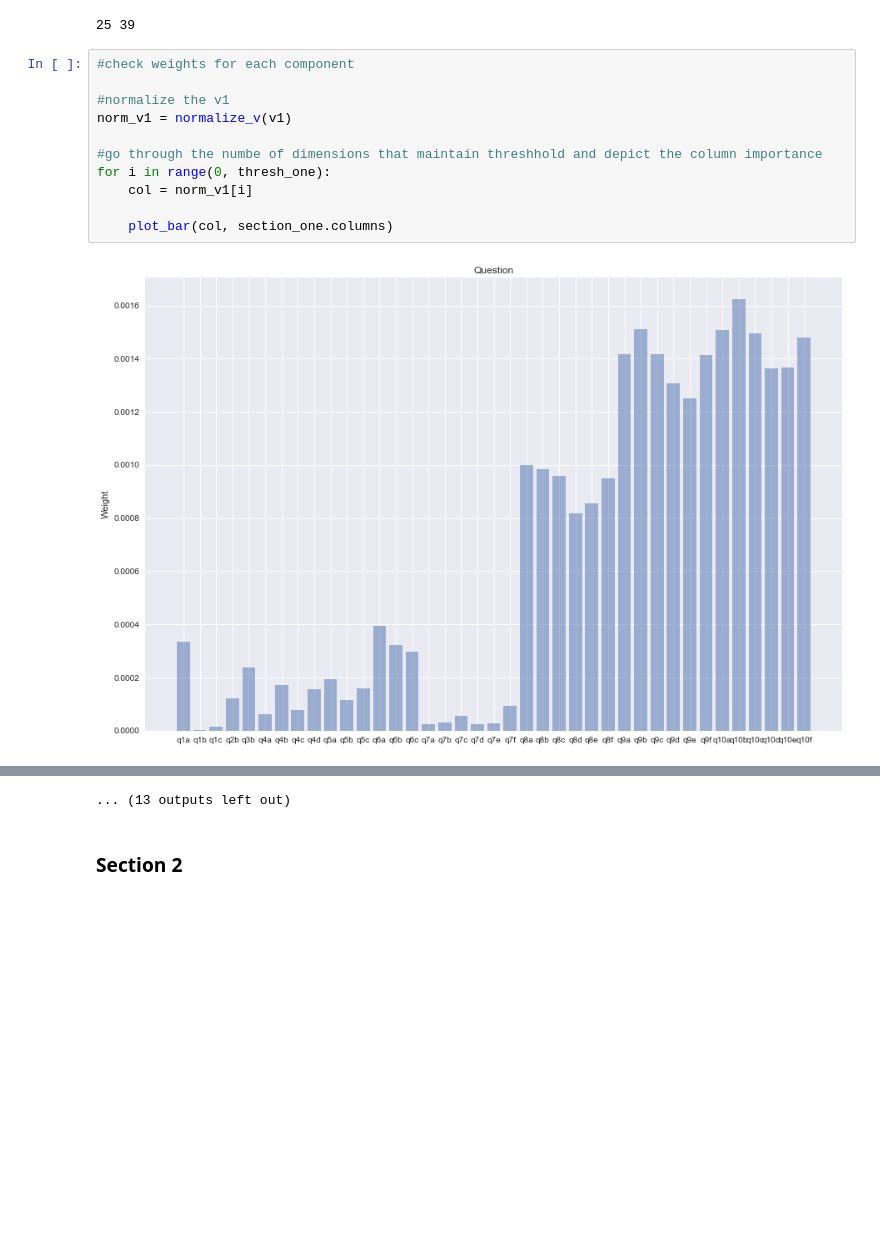
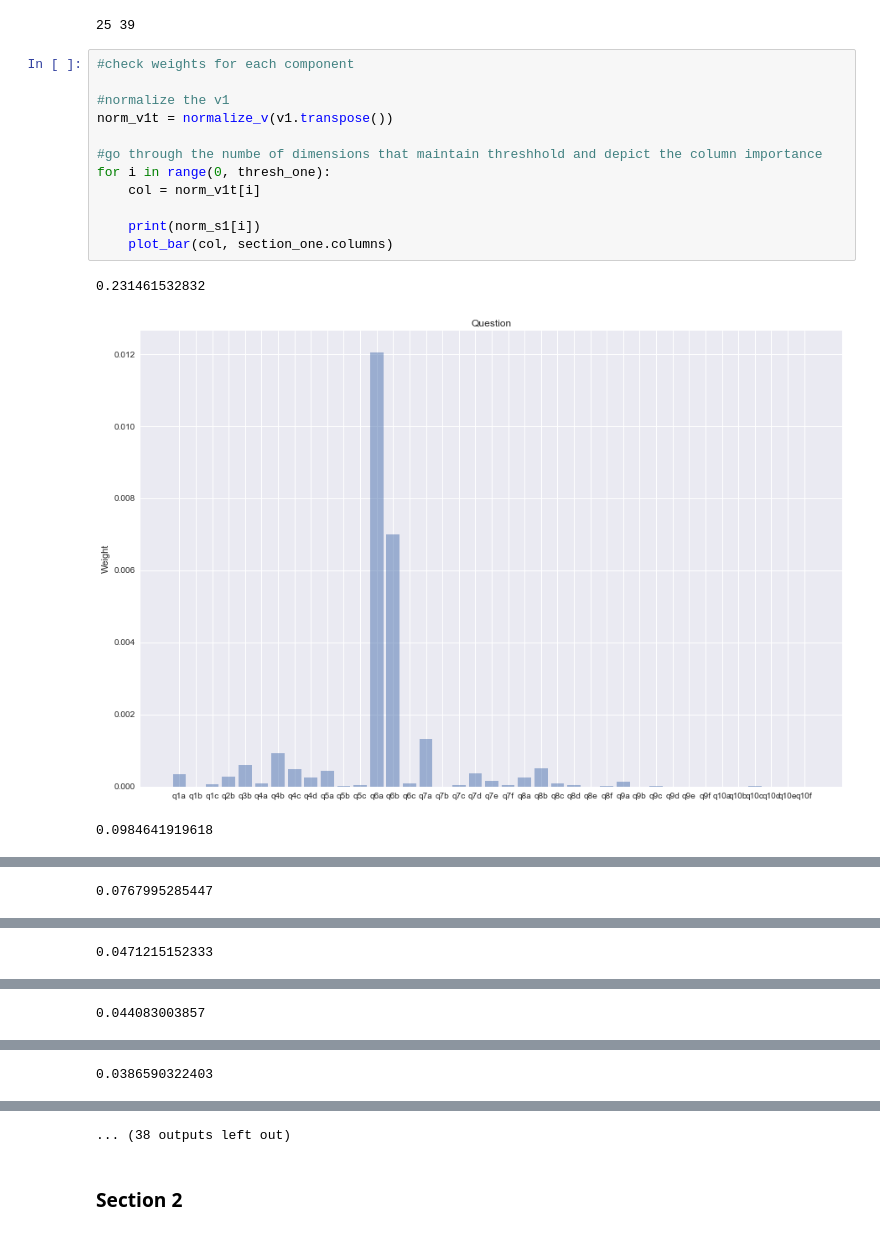
Before and after one commit to niniko1997/sjsp, a Jupyter notebook: analysis_notebooks/svd_rf.ipynb, the cells around one changed output, grey strips where cells are left out. Drawn from its saved outputs; the diff is of its cells as text; blank space fills up the shorter version.

```diff
--- a/analysis_notebooks/svd_rf.ipynb
+++ b/analysis_notebooks/svd_rf.ipynb
@@ -155,13 +159,16 @@ print(thresh_one, len(norm_s1))
 # %%
 #check weights for each component
 
 #normalize the v1
-norm_v1 = normalize_v(v1)
+norm_v1t = normalize_v(v1.transpose())
 
 #go through the numbe of dimensions that maintain threshhold and depict the column importance
 for i in range(0, thresh_one):
-    col = norm_v1[i]
+    col = norm_v1t[i]
 
+    print(norm_s1[i])
     plot_bar(col, section_one.columns)
 # %% [output]
+0.231461532832
-[figure, old version]
+[figure, new version]
+0.0984641919618
@@ -168,0 +176 @@ for i in range(0, thresh_one):
+0.0767995285447
@@ -169,0 +178 @@ for i in range(0, thresh_one):
+0.0471215152333
@@ -170,0 +180 @@ for i in range(0, thresh_one):
+0.044083003857
@@ -171,0 +182 @@ for i in range(0, thresh_one):
+0.0386590322403
@@ -179,4 +184,4 @@ for i in range(0, thresh_one):
-... (13 outputs left out)
+... (38 outputs left out)
 # %% [markdown]
 ### Section 2
 # %%
```
Also changed, not shown: parts of 5 cells of this notebook.
